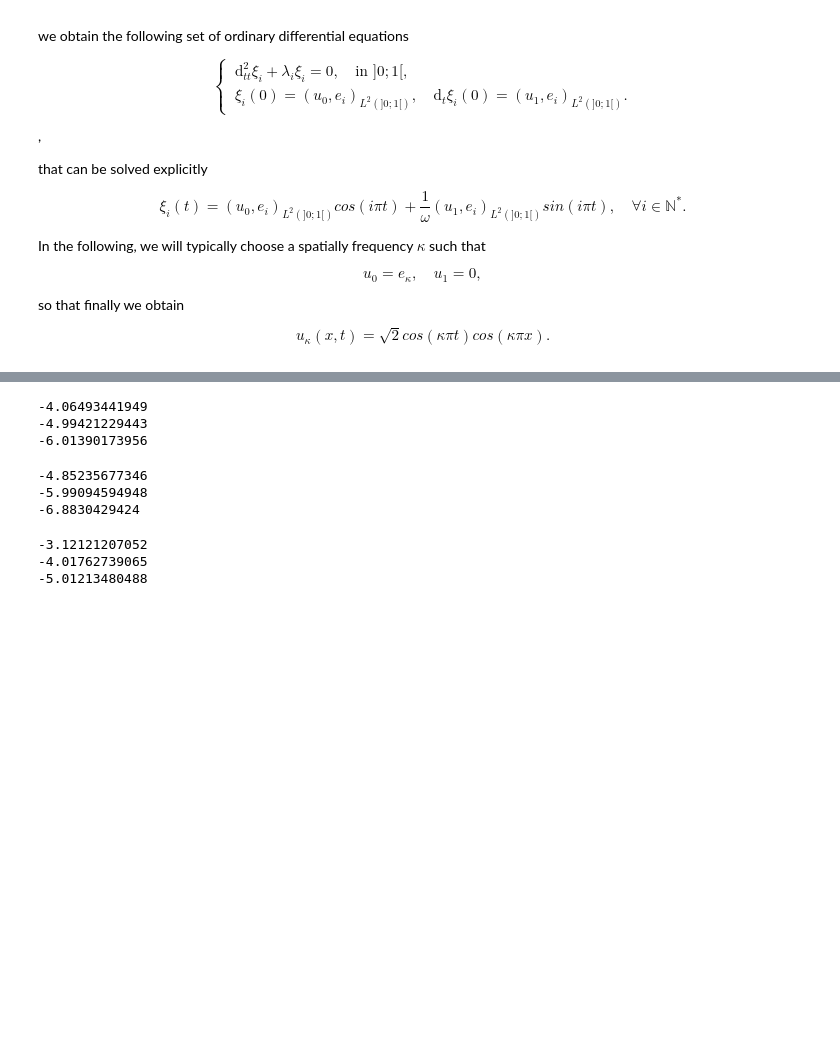
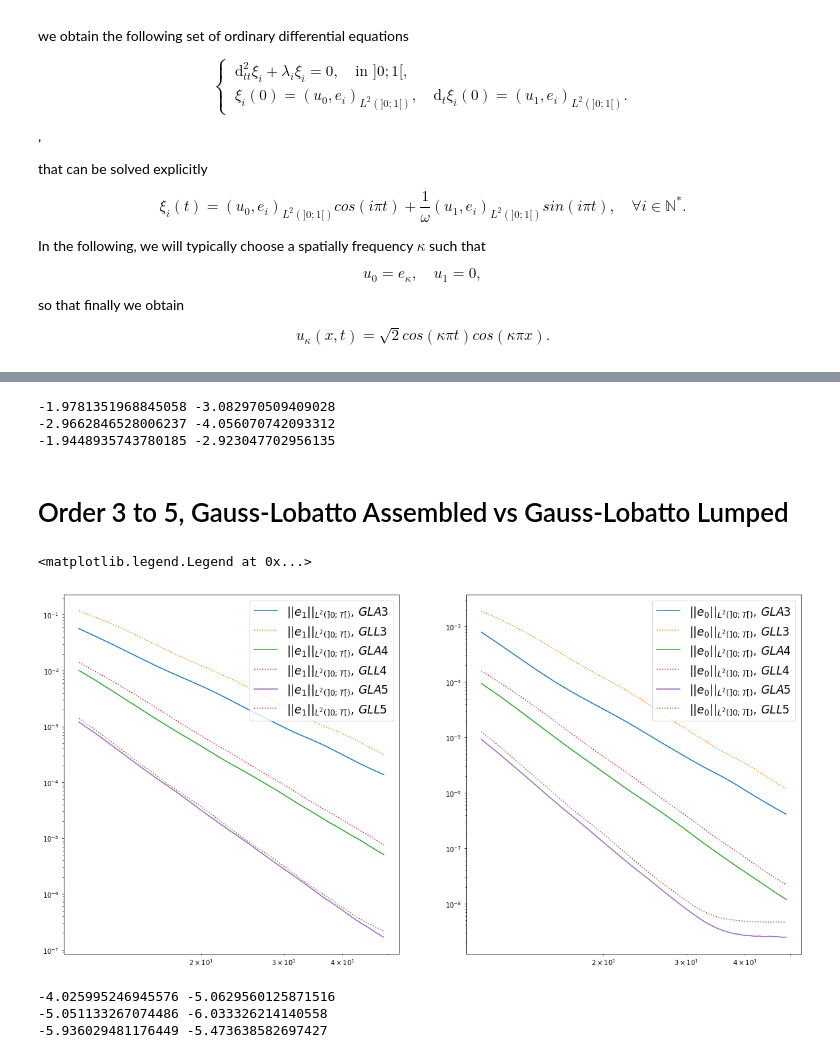
Before and after one commit to flothesof/wave1D, a Jupyter notebook: examples/space_convergence.ipynb, the cells around one changed output, grey strips where cells are left out. Cells and saved outputs as stored; diff of their text form; code cells hidden in the pictures; blank space fills up the shorter version.

```diff
--- a/examples/space_convergence.ipynb
+++ b/examples/space_convergence.ipynb
@@ -276,24 +322,60 @@ print np.polyfit(np.log(nelems[10:20]), np.log(errors_order5_gauss_lobatto_lumpe
 # %%
-print np.polyfit(np.log(nelems[10:20]), np.log(errors_order3_gauss_lobatto_assembled.l2_h1[10:20]), 1)[0]
-print np.polyfit(np.log(nelems[10:20]), np.log(errors_order4_gauss_lobatto_assembled.l2_h1[10:20]), 1)[0]
-print np.polyfit(np.log(nelems[10:20]), np.log(errors_order5_gauss_lobatto_assembled.l2_h1[10:20]), 1)[0]
+log_elems = np.log(nelems)
+
+print(np.polyfit(log_elems, np.log(EDL3.l2_h1), 1)[0], np.polyfit(log_elems, np.log(EDL3.l2_l2), 1)[0])
+print(np.polyfit(log_elems, np.log(EDL4.l2_h1), 1)[0], np.polyfit(log_elems, np.log(EDL4.l2_l2), 1)[0])
+print(np.polyfit(log_elems, np.log(EDL5.l2_h1), 1)[0], np.polyfit(log_elems, np.log(EDL5.l2_l2), 1)[0])
 # %% [output]
--4.06493441949
--4.99421229443
--6.01390173956
+-1.9781351968845058 -3.082970509409028
+-2.9662846528006237 -4.056070742093312
+-1.9448935743780185 -2.923047702956135
+# %% [markdown]
+# Order 3 to 5, Gauss-Lobatto Assembled vs Gauss-Lobatto Lumped
+# %%
+k = 10
+tmax = 0.0625
+cfl_factor = 0.01
+nelems = range(11, 50)
+
+# Equally distributed assembled.
+GLA3 = comput_errors('GLA', k, 3, nelems, tmax, cfl_factor=cfl_factor)
+GLA4 = comput_errors('GLA', k, 4, nelems, tmax, cfl_factor=cfl_factor)
+GLA5 = comput_errors('GLA', k, 5, nelems, tmax, cfl_factor=cfl_factor)
+
+# Gauss-Lobatto assembled.
+GLL3 = comput_errors('GLL', k, 3, nelems, tmax, cfl_factor=cfl_factor)
+GLL4 = comput_errors('GLL', k, 4, nelems, tmax, cfl_factor=cfl_factor)
+GLL5 = comput_errors('GLL', k, 5, nelems, tmax, cfl_factor=cfl_factor)
+# %%
+fig = plt.figure(figsize=(20, 10))
+
+ax = fig.add_subplot(1, 2, 1)
+ax.loglog(nelems, GLA3.l2_h1, label="$|| e_1 ||_{L^2(]0; T[)},\,GLA3$")
+ax.loglog(nelems, GLL3.l2_h1, label="$|| e_1 ||_{L^2(]0; T[)},\,GLL3$", linestyle=':')
+ax.loglog(nelems, GLA4.l2_h1, label="$|| e_1 ||_{L^2(]0; T[)},\,GLA4$")
+ax.loglog(nelems, GLL4.l2_h1, label="$|| e_1 ||_{L^2(]0; T[)},\,GLL4$", linestyle=':')
+ax.loglog(nelems, GLA5.l2_h1, label="$|| e_1 ||_{L^2(]0; T[)},\,GLA5$")
+ax.loglog(nelems, GLL5.l2_h1, label="$|| e_1 ||_{L^2(]0; T[)},\,GLL5$", linestyle=':')
+ax.legend(loc='upper right', fontsize='xx-large')
+
+ax = fig.add_subplot(1, 2, 2)
+ax.loglog(nelems, GLA3.l2_l2, label="$|| e_0 ||_{L^2(]0; T[)},\,GLA3$")
+ax.loglog(nelems, GLL3.l2_l2, label="$|| e_0 ||_{L^2(]0; T[)},\,GLL3$", linestyle=':')
+ax.loglog(nelems, GLA4.l2_l2, label="$|| e_0 ||_{L^2(]0; T[)},\,GLA4$")
+ax.loglog(nelems, GLL4.l2_l2, label="$|| e_0 ||_{L^2(]0; T[)},\,GLL4$", linestyle=':')
+ax.loglog(nelems, GLA5.l2_l2, label="$|| e_0 ||_{L^2(]0; T[)},\,GLA5$")
+ax.loglog(nelems, GLL5.l2_l2, label="$|| e_0 ||_{L^2(]0; T[)},\,GLL5$", linestyle=':')
+ax.legend(loc='upper right', fontsize='xx-large')
+# %% [output]
+<matplotlib.legend.Legend at 0x...>
+[figure, added]
 # %%
-print np.polyfit(np.log(nelems[10:20]), np.log(errors_order3_gauss_lobatto_assembled.l2_l2[10:20]), 1)[0]
-print np.polyfit(np.log(nelems[10:20]), np.log(errors_order4_gauss_lobatto_assembled.l2_l2[10:20]), 1)[0]
-print np.polyfit(np.log(nelems[10:20]), np.log(errors_order5_gauss_lobatto_assembled.l2_l2[10:20]), 1)[0]
+log_elems = np.log(nelems)
+
+print(np.polyfit(log_elems, np.log(GLL3.l2_h1), 1)[0], np.polyfit(log_elems, np.log(GLL3.l2_l2), 1)[0])
+print(np.polyfit(log_elems, np.log(GLL4.l2_h1), 1)[0], np.polyfit(log_elems, np.log(GLL4.l2_l2), 1)[0])
+print(np.polyfit(log_elems, np.log(GLL5.l2_h1), 1)[0], np.polyfit(log_elems, np.log(GLL5.l2_l2), 1)[0])
 # %% [output]
--4.85235677346
--5.99094594948
--6.8830429424
+-4.025995246945576 -5.0629560125871516
+-5.051133267074486 -6.033326214140558
+-5.936029481176449 -5.473638582697427
-# %%
-print np.polyfit(np.log(nelems[10:20]), np.log(errors_order3_equally_distributed_assembled.l2_h1[10:20]), 1)[0]
-print np.polyfit(np.log(nelems[10:20]), np.log(errors_order4_equally_distributed_assembled.l2_h1[10:20]), 1)[0]
-print np.polyfit(np.log(nelems[10:20]), np.log(errors_order5_equally_distributed_assembled.l2_h1[10:20]), 1)[0]
-# %% [output]
--3.12121207052
--4.01762739065
--5.01213480488
```
Also changed, not shown: parts of 17 cells of this notebook.
